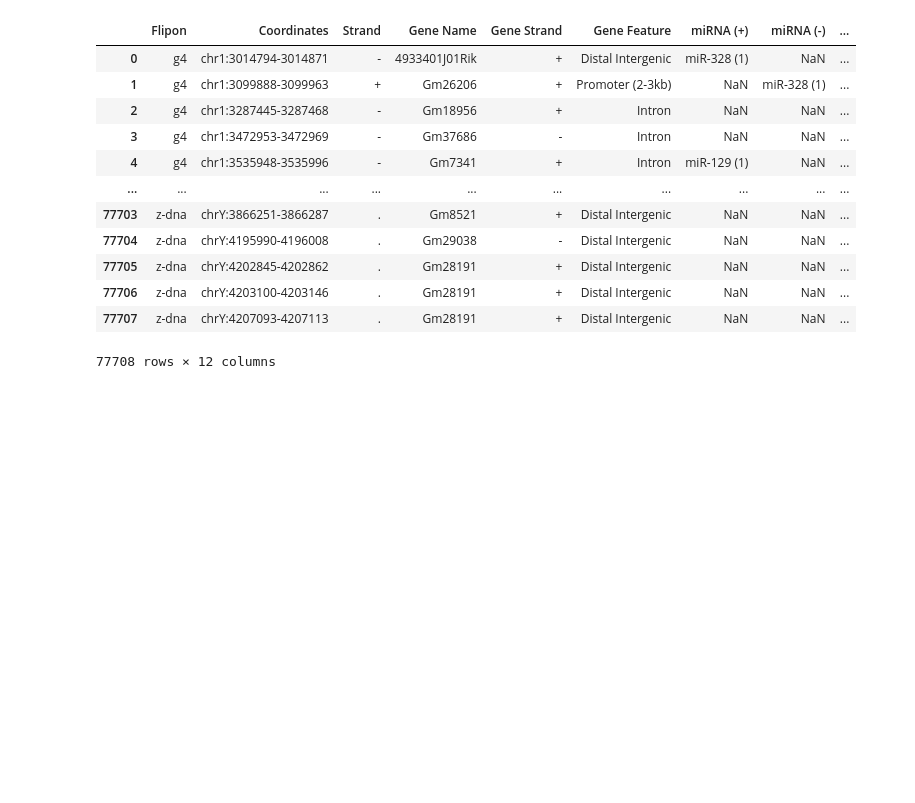
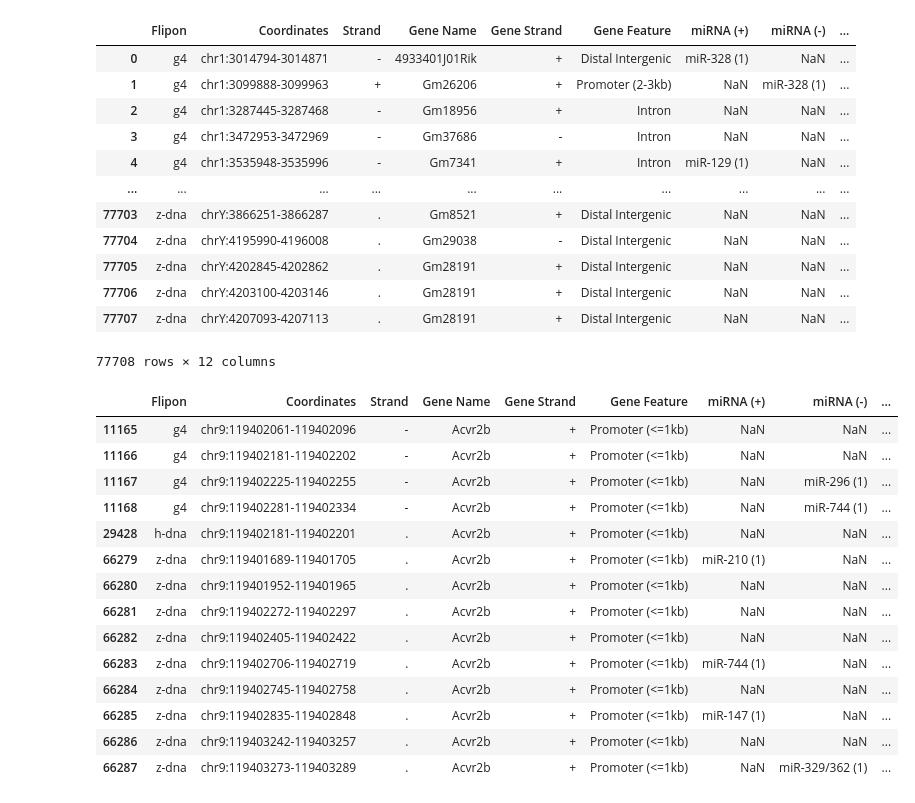
Before and after one commit to theopavlove/article_conserved_miRNA, a Jupyter notebook: notebooks/04_colorcode_flipons.ipynb, the cells around one changed output. Saved outputs shown, nothing was run; the diff lists cells and outputs as text; code cells hidden in the pictures; blank space fills up the shorter version.

```diff
--- a/notebooks/04_colorcode_flipons.ipynb
+++ b/notebooks/04_colorcode_flipons.ipynb
@@ -19,6 +19,27 @@ flipon_to_data
 | 77706 | z-dna | chrY:4203100-4203146 | . | Gm28191 | + | Distal Intergenic | NaN | NaN | ... |
 | 77707 | z-dna | chrY:4207093-4207113 | . | Gm28191 | + | Distal Intergenic | NaN | NaN | ... |
 77708 rows × 12 columns
+# %%
+with pd.option_context('display.max_rows', None):
+    display(
+        flipon_to_data[flipon_to_data['Gene Name']=="Acvr2b"]
+    )
+# %% [output]
+|  | Flipon | Coordinates | Strand | Gene Name | Gene Strand | Gene Feature | miRNA (+) | miRNA (-) | ... |
+| 11165 | g4 | chr9:119402061-119402096 | - | Acvr2b | + | Promoter (<=1kb) | NaN | NaN | ... |
+| 11166 | g4 | chr9:119402181-119402202 | - | Acvr2b | + | Promoter (<=1kb) | NaN | NaN | ... |
+| 11167 | g4 | chr9:119402225-119402255 | - | Acvr2b | + | Promoter (<=1kb) | NaN | miR-296 (1) | ... |
+| 11168 | g4 | chr9:119402281-119402334 | - | Acvr2b | + | Promoter (<=1kb) | NaN | miR-744 (1) | ... |
+| 29428 | h-dna | chr9:119402181-119402201 | . | Acvr2b | + | Promoter (<=1kb) | NaN | NaN | ... |
+| 66279 | z-dna | chr9:119401689-119401705 | . | Acvr2b | + | Promoter (<=1kb) | miR-210 (1) | NaN | ... |
+| 66280 | z-dna | chr9:119401952-119401965 | . | Acvr2b | + | Promoter (<=1kb) | NaN | NaN | ... |
+| 66281 | z-dna | chr9:119402272-119402297 | . | Acvr2b | + | Promoter (<=1kb) | NaN | NaN | ... |
+| 66282 | z-dna | chr9:119402405-119402422 | . | Acvr2b | + | Promoter (<=1kb) | NaN | NaN | ... |
+| 66283 | z-dna | chr9:119402706-119402719 | . | Acvr2b | + | Promoter (<=1kb) | miR-744 (1) | NaN | ... |
+| 66284 | z-dna | chr9:119402745-119402758 | . | Acvr2b | + | Promoter (<=1kb) | NaN | NaN | ... |
+| 66285 | z-dna | chr9:119402835-119402848 | . | Acvr2b | + | Promoter (<=1kb) | miR-147 (1) | NaN | ... |
+| 66286 | z-dna | chr9:119403242-119403257 | . | Acvr2b | + | Promoter (<=1kb) | NaN | NaN | ... |
+| 66287 | z-dna | chr9:119403273-119403289 | . | Acvr2b | + | Promoter (<=1kb) | NaN | miR-329/362 (1) | ... |
 # %%
 COLORS = {
     "g4": "229,50,55",
```
Also changed, not shown: parts of 1 cell of this notebook, 53 other files.
